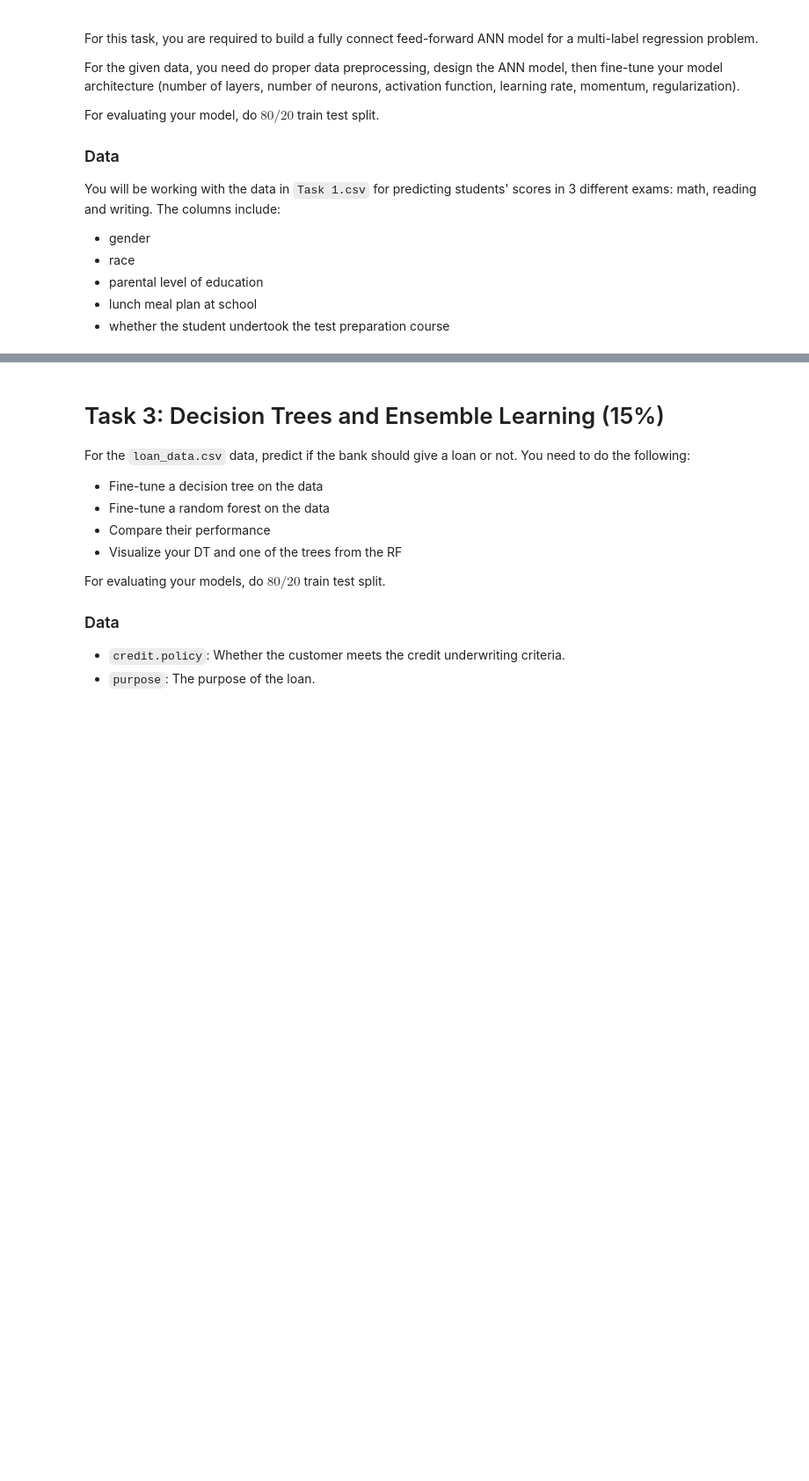
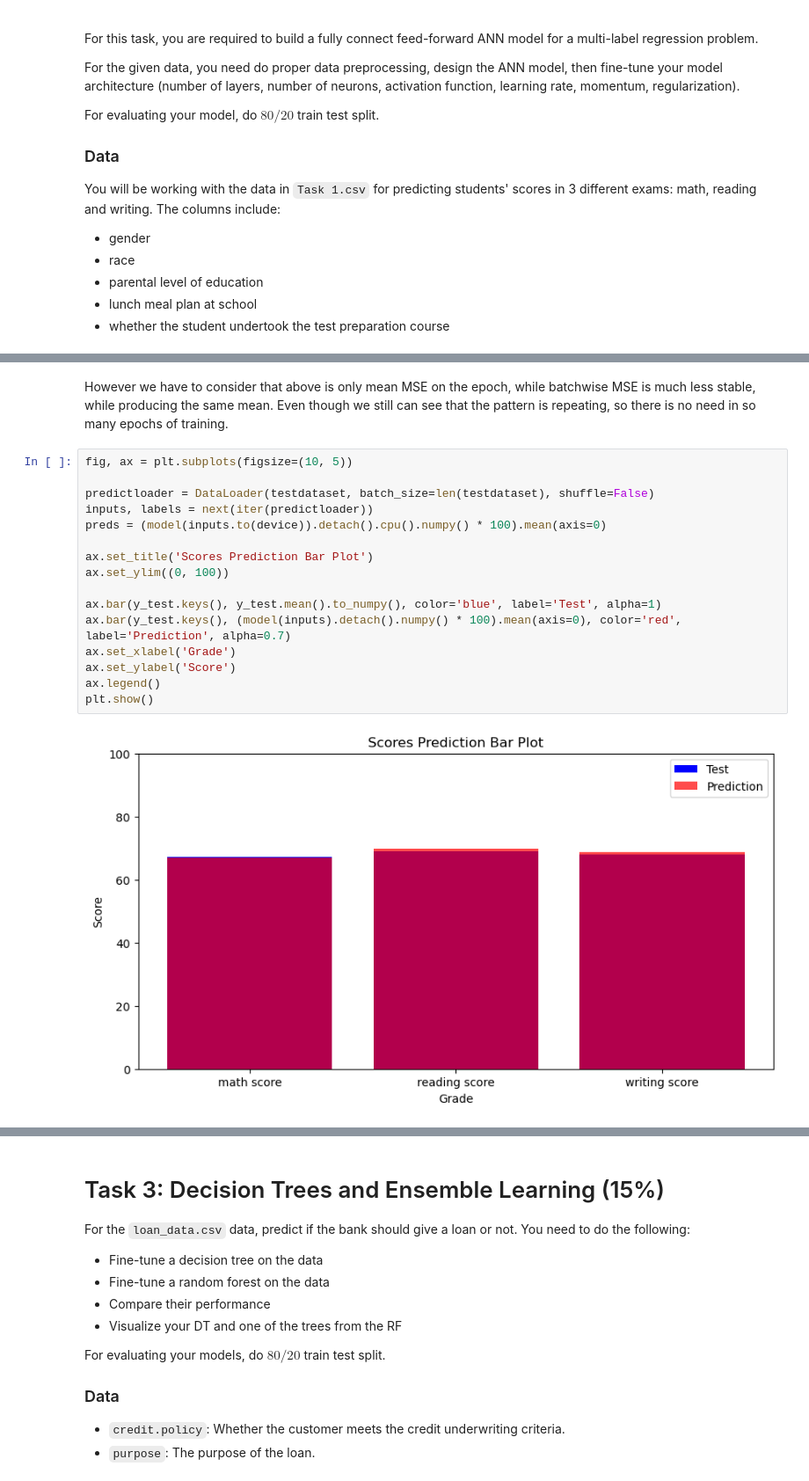
Before and after one commit to mattephi/itoml.hw, a Jupyter notebook: Assignment2/IgorAlentev.ipynb, the cells around one changed output, grey strips where cells are left out. Shown at 88% size. Cells and saved outputs as stored; diff of their text form; blank space fills up the shorter version.

```diff
--- a/Assignment2/IgorAlentev.ipynb
+++ b/Assignment2/IgorAlentev.ipynb
@@ -40,0 +303,20 @@ scores in 3 different exams: math, reading and writing. The columns include:
+# %% [markdown]
+However we have to consider that above is only mean MSE on the epoch, while batchwise MSE is much less stable, while producing the same mean. Even though we still can see that the pattern is repeating, so there is no need in so many epochs of training.
+# %%
+fig, ax = plt.subplots(figsize=(10, 5))
+
+predictloader = DataLoader(testdataset, batch_size=len(testdataset), shuffle=False)
+inputs, labels = next(iter(predictloader))
+preds = (model(inputs.to(device)).detach().cpu().numpy() * 100).mean(axis=0)
+
+ax.set_title('Scores Prediction Bar Plot')
+ax.set_ylim((0, 100))
+
+ax.bar(y_test.keys(), y_test.mean().to_numpy(), color='blue', label='Test', alpha=1)
+ax.bar(y_test.keys(), (model(inputs).detach().numpy() * 100).mean(axis=0), color='red', label='Prediction', alpha=0.7)
+ax.set_xlabel('Grade')
+ax.set_ylabel('Score')
+ax.legend()
+plt.show()
+# %% [output]
+[figure, added]
```
Also changed, not shown: parts of 90 cells of this notebook.
